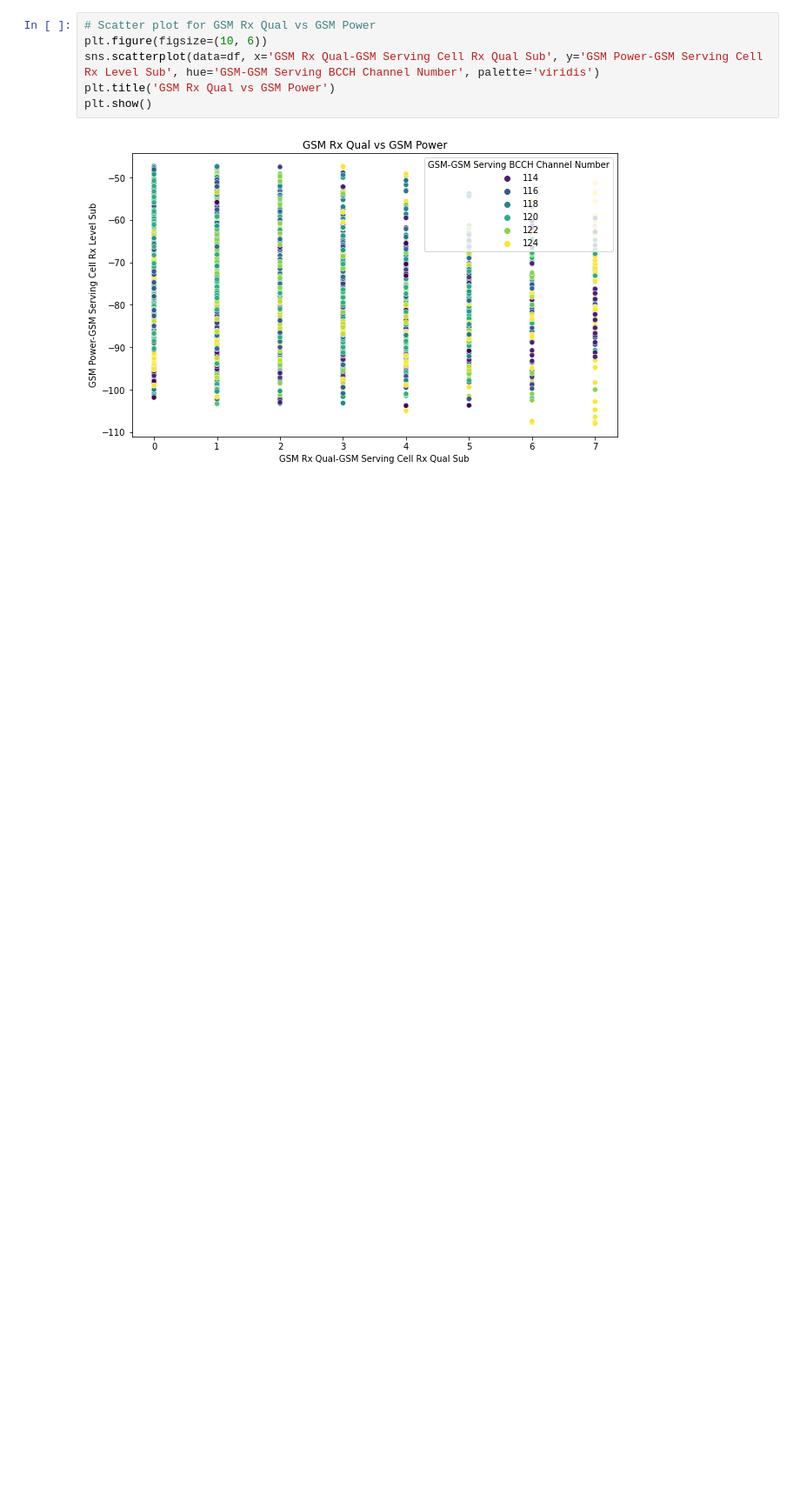
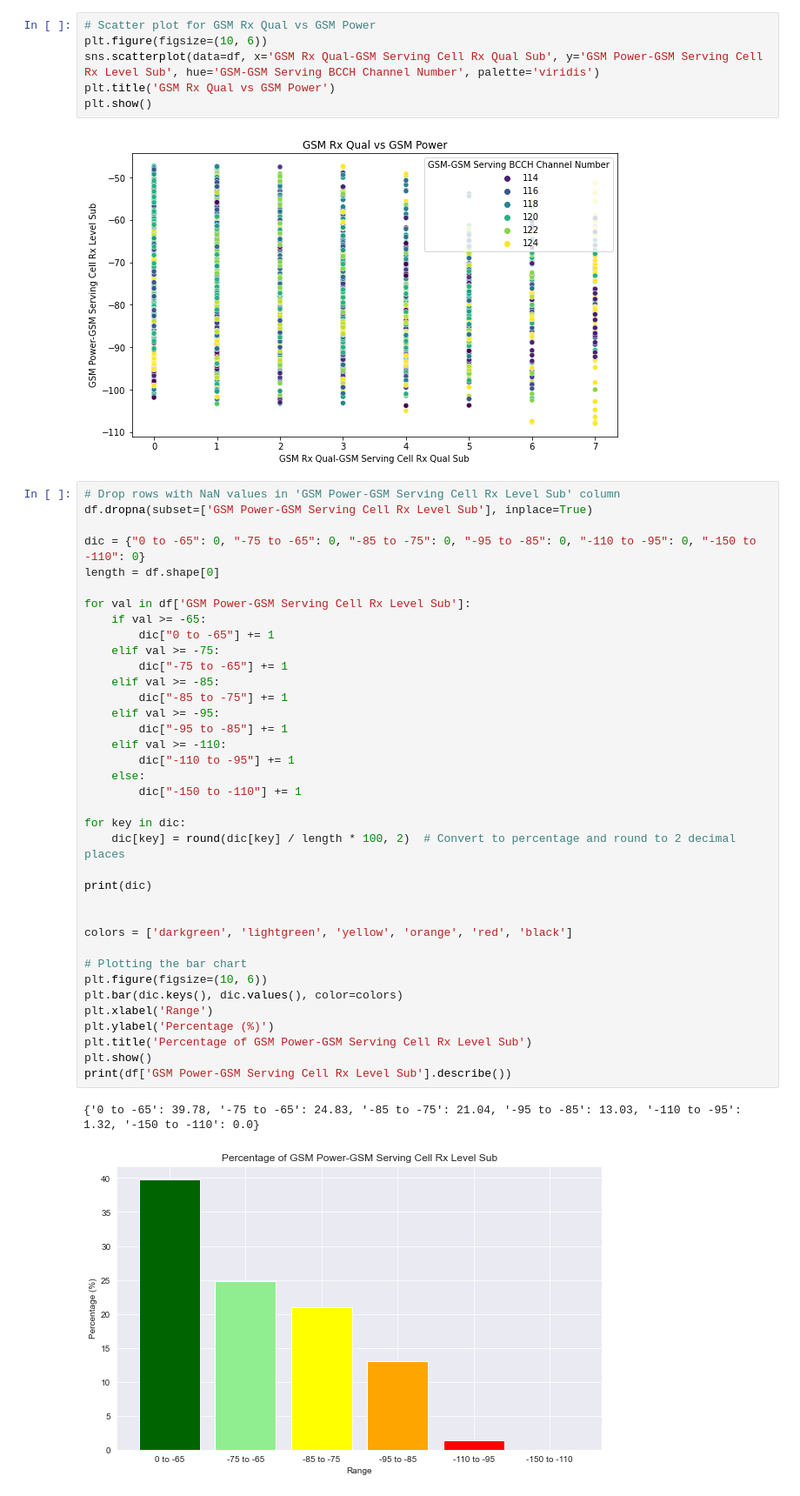
Before and after one commit to Liloiscracked/Predicting-Model-, a Jupyter notebook: 2g/analysis.ipynb, the cells around one changed output. Shown: that part at 87% size. Drawn from its saved outputs; the diff is of its cells as text; blank space fills up the shorter version.

Commit message:
code for the visuals to use in the dashboard

```diff
--- a/2g/analysis.ipynb
+++ b/2g/analysis.ipynb
@@ -184,3 +184,43 @@ plt.title('GSM Rx Qual vs GSM Power')
 plt.show()
 # %% [output]
 [figure]
+# %%
+# Drop rows with NaN values in 'GSM Power-GSM Serving Cell Rx Level Sub' column
+df.dropna(subset=['GSM Power-GSM Serving Cell Rx Level Sub'], inplace=True)
+
+dic = {"0 to -65": 0, "-75 to -65": 0, "-85 to -75": 0, "-95 to -85": 0, "-110 to -95": 0, "-150 to -110": 0}
+length = df.shape[0]
+
+for val in df['GSM Power-GSM Serving Cell Rx Level Sub']:
+    if val >= -65:
+        dic["0 to -65"] += 1
+    elif val >= -75:
+        dic["-75 to -65"] += 1
+    elif val >= -85:
+        dic["-85 to -75"] += 1
+    elif val >= -95:
+        dic["-95 to -85"] += 1
+    elif val >= -110:
+        dic["-110 to -95"] += 1
+    else:
+        dic["-150 to -110"] += 1
+
+for key in dic:
+    dic[key] = round(dic[key] / length * 100, 2)  # Convert to percentage and round to 2 decimal places
+
+print(dic)
+
+
+colors = ['darkgreen', 'lightgreen', 'yellow', 'orange', 'red', 'black']
+
+# Plotting the bar chart
+plt.figure(figsize=(10, 6))
+plt.bar(dic.keys(), dic.values(), color=colors)
+plt.xlabel('Range')
+plt.ylabel('Percentage (%)')
+plt.title('Percentage of GSM Power-GSM Serving Cell Rx Level Sub')
+plt.show()
+print(df['GSM Power-GSM Serving Cell Rx Level Sub'].describe())
+# %% [output]
+{'0 to -65': 39.78, '-75 to -65': 24.83, '-85 to -75': 21.04, '-95 to -85': 13.03, '-110 to -95': 1.32, '-150 to -110': 0.0}
+[figure, added]
```
Also changed, not shown: parts of 4 cells of this notebook.
